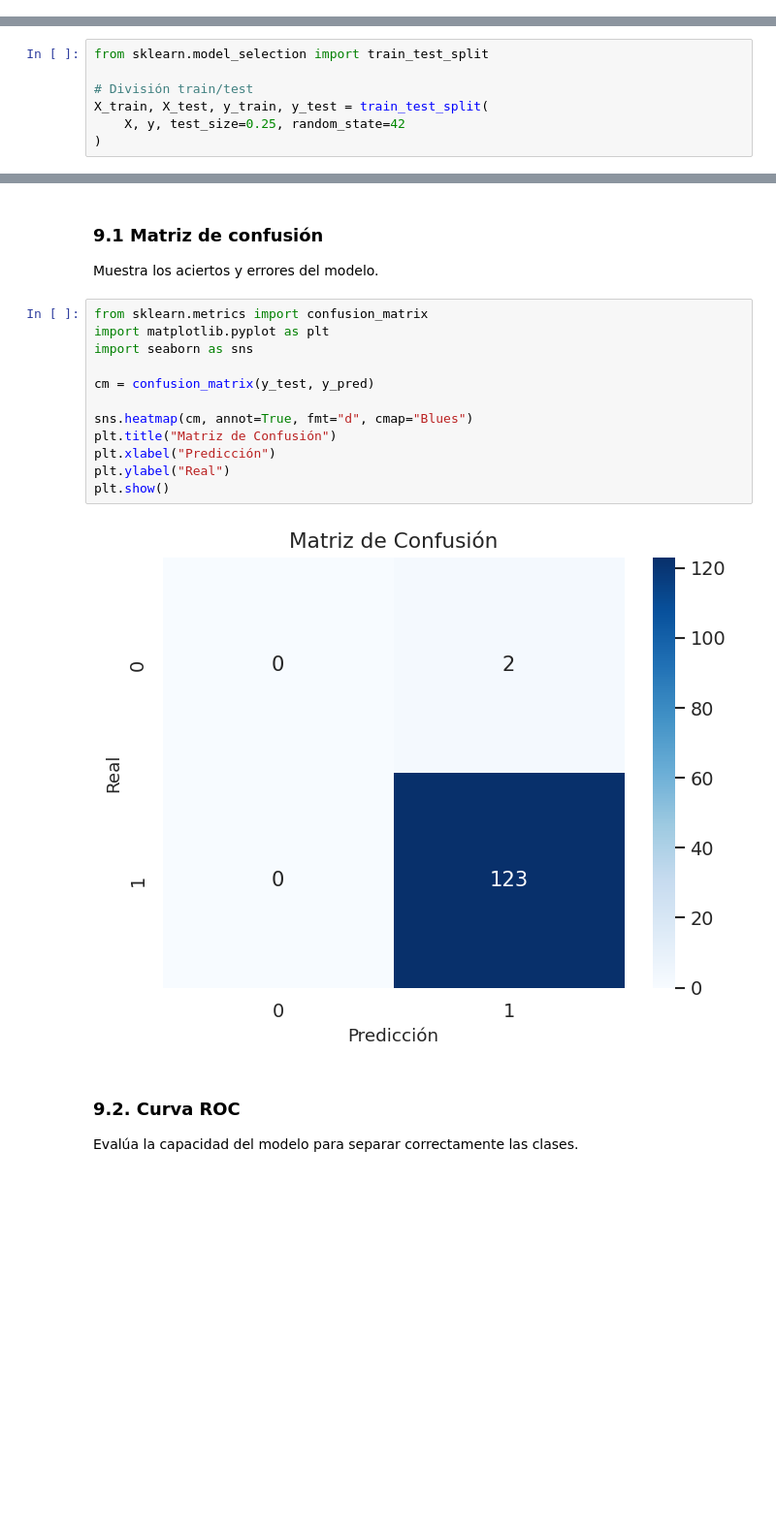
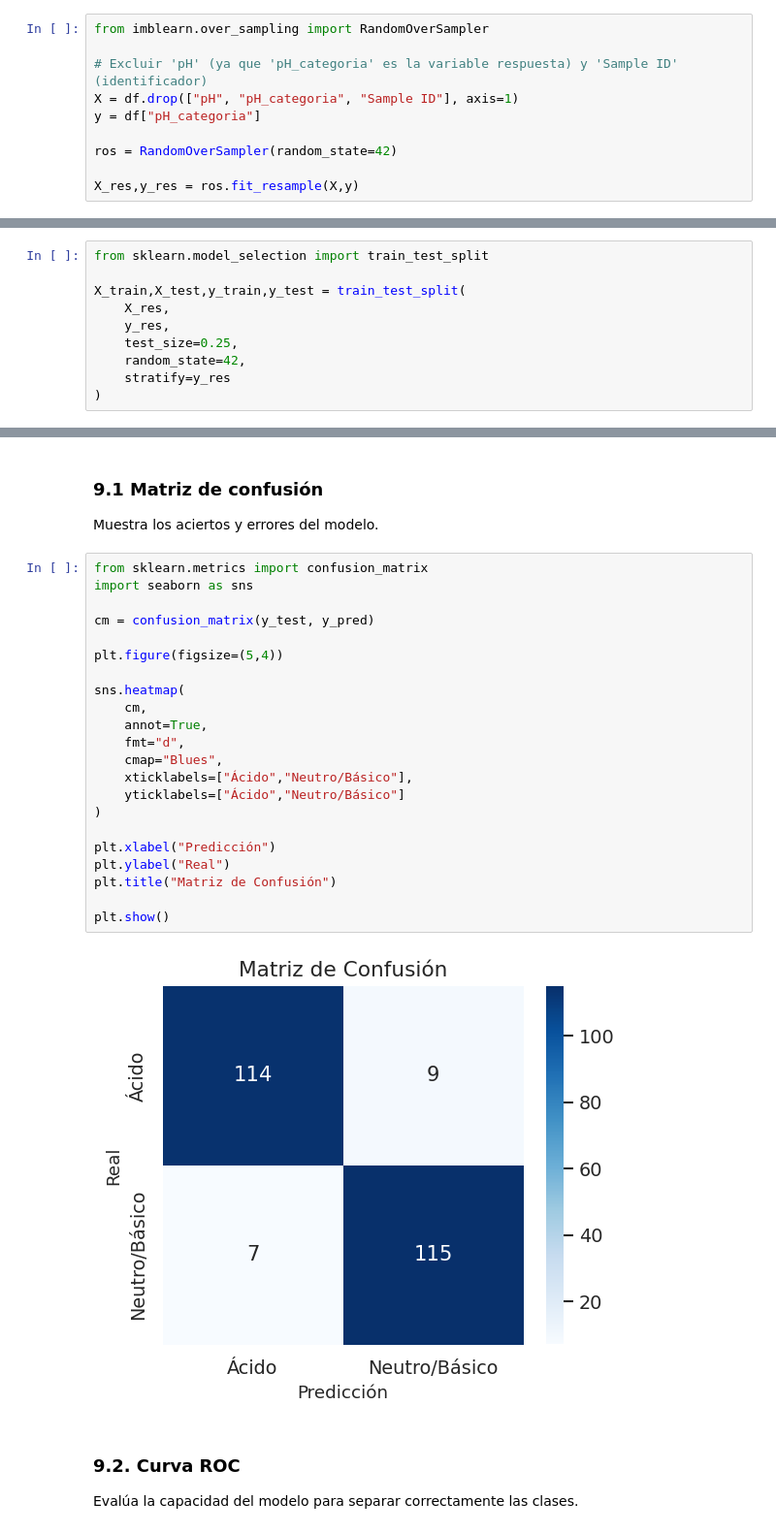
Before and after one commit to NicolleMendozaC/water-quality-dashboard-final, a Jupyter notebook: docs/_sources/notebooks/EDA_Calidad_Agua_2_0.ipynb, the cells around one changed output, grey strips where cells are left out. Shown at 97% size. Saved outputs shown, nothing was run; the diff lists cells and outputs as text; blank space fills up the shorter version.

```diff
--- a/docs/_sources/notebooks/EDA_Calidad_Agua_2_0.ipynb
+++ b/docs/_sources/notebooks/EDA_Calidad_Agua_2_0.ipynb
@@ -746,0 +842,10 @@ Este enfoque convierte el modelo en una herramienta aplicable en contextos prác
+# %%
+from imblearn.over_sampling import RandomOverSampler
+
+# Excluir 'pH' (ya que 'pH_categoria' es la variable respuesta) y 'Sample ID' (identificador)
+X = df.drop(["pH", "pH_categoria", "Sample ID"], axis=1)
+y = df["pH_categoria"]
+
+ros = RandomOverSampler(random_state=42)
+
+X_res,y_res = ros.fit_resample(X,y)
@@ -747 +893,11 @@ Este enfoque convierte el modelo en una herramienta aplicable en contextos prác
+# %%
+from sklearn.model_selection import train_test_split
+
+X_train,X_test,y_train,y_test = train_test_split(
+    X_res,
+    y_res,
+    test_size=0.25,
+    random_state=42,
+    stratify=y_res
+)
 # %% [markdown]
@@ -812,7 +906,0 @@ y = df["pH_categoria"]
-# %%
-from sklearn.model_selection import train_test_split
-
-# División train/test
-X_train, X_test, y_train, y_test = train_test_split(
-    X, y, test_size=0.25, random_state=42
-)
@@ -900,18 +1017,28 @@ F1-score: 0.9760645161290323
 Muestra los aciertos y errores del modelo.
 # %%
 from sklearn.metrics import confusion_matrix
-import matplotlib.pyplot as plt
 import seaborn as sns
 
 cm = confusion_matrix(y_test, y_pred)
 
-sns.heatmap(cm, annot=True, fmt="d", cmap="Blues")
-plt.title("Matriz de Confusión")
+plt.figure(figsize=(5,4))
+
+sns.heatmap(
+    cm,
+    annot=True,
+    fmt="d",
+    cmap="Blues",
+    xticklabels=["Ácido","Neutro/Básico"],
+    yticklabels=["Ácido","Neutro/Básico"]
+)
+
 plt.xlabel("Predicción")
 plt.ylabel("Real")
+plt.title("Matriz de Confusión")
+
 plt.show()
 # %% [output]
-[figure, old version]
+[figure, new version]
 # %% [markdown]
 ### 9.2. Curva ROC
 Evalúa la capacidad del modelo para separar correctamente las clases.
```
Also changed, not shown: parts of 27 cells of this notebook, 6 other files.
